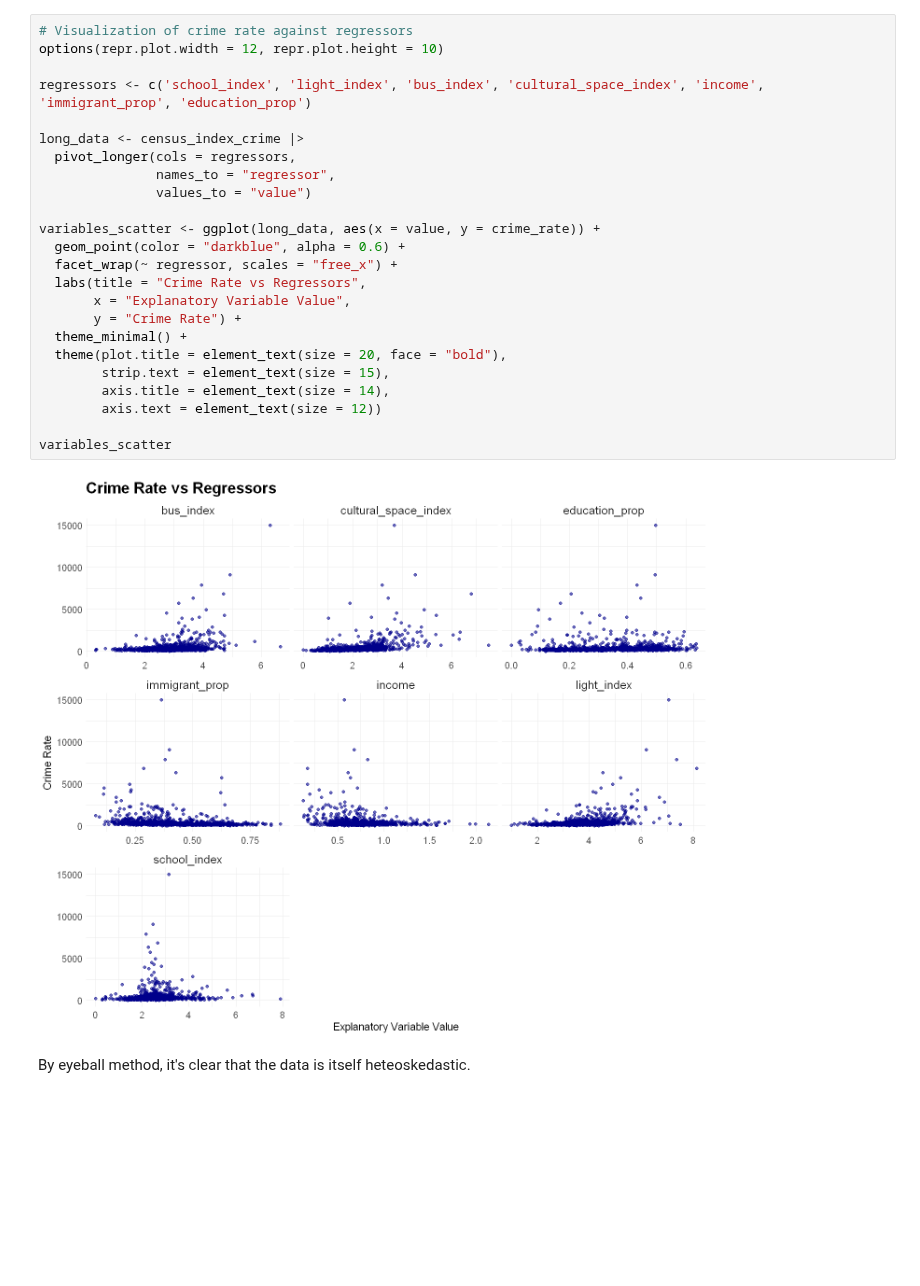
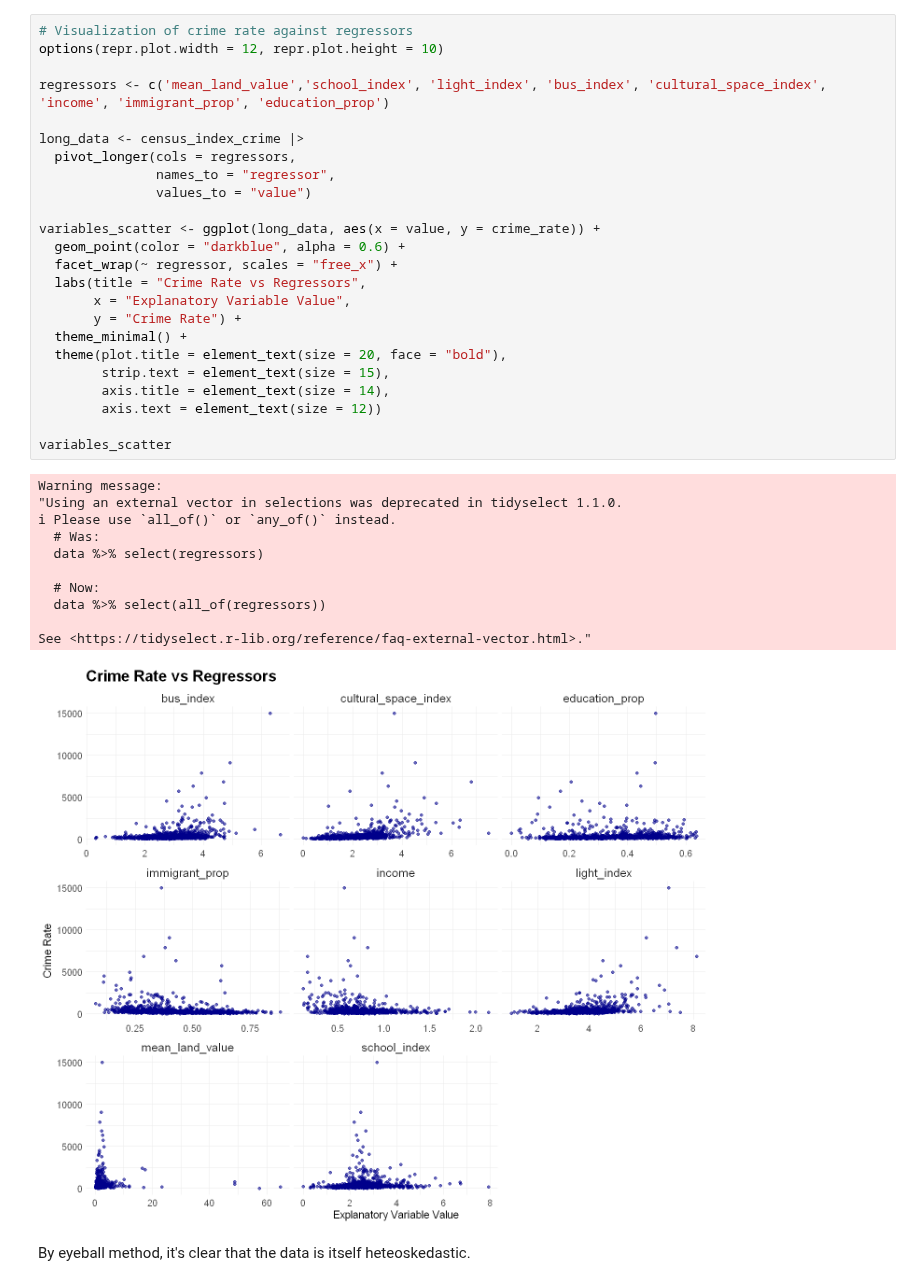
Before and after one commit to Irene-Berezin/econ326, a Jupyter notebook: project_regression.ipynb, the cells around one changed output. Saved outputs shown, nothing was run; the diff lists cells and outputs as text; blank space fills up the shorter version.

```diff
--- a/project_regression.ipynb
+++ b/project_regression.ipynb
@@ -52,29 +65,39 @@ $ geometry             <MULTIPOLYGON [°]> MULTIPOLYGON (((-123.0233 4..., MULT
 # %%
 # Visualization of crime rate against regressors
 options(repr.plot.width = 12, repr.plot.height = 10)
 
-regressors <- c('school_index', 'light_index', 'bus_index', 'cultural_space_index', 'income', 'immigrant_prop', 'education_prop')
+regressors <- c('mean_land_value','school_index', 'light_index', 'bus_index', 'cultural_space_index', 'income', 'immigrant_prop', 'education_prop')
 
 long_data <- census_index_crime |>
   pivot_longer(cols = regressors,
                names_to = "regressor",
                values_to = "value")
 
 variables_scatter <- ggplot(long_data, aes(x = value, y = crime_rate)) +
   geom_point(color = "darkblue", alpha = 0.6) +
   facet_wrap(~ regressor, scales = "free_x") +
   labs(title = "Crime Rate vs Regressors",
        x = "Explanatory Variable Value",
        y = "Crime Rate") +
   theme_minimal() +
   theme(plot.title = element_text(size = 20, face = "bold"),
         strip.text = element_text(size = 15),
         axis.title = element_text(size = 14),
         axis.text = element_text(size = 12))
 
 variables_scatter
 # %% [output]
+Warning message:
+"Using an external vector in selections was deprecated in tidyselect 1.1.0.
+ℹ Please use `all_of()` or `any_of()` instead.
+  # Was:
+  data %>% select(regressors)
+
+  # Now:
+  data %>% select(all_of(regressors))
+
+See <https://tidyselect.r-lib.org/reference/faq-external-vector.html>."
-[figure, old version]
+[figure, new version]
 # %% [markdown]
 By eyeball method, it's clear that the data is itself heteoskedastic.
 # %%
```
Also changed, not shown: parts of 15 cells of this notebook.
